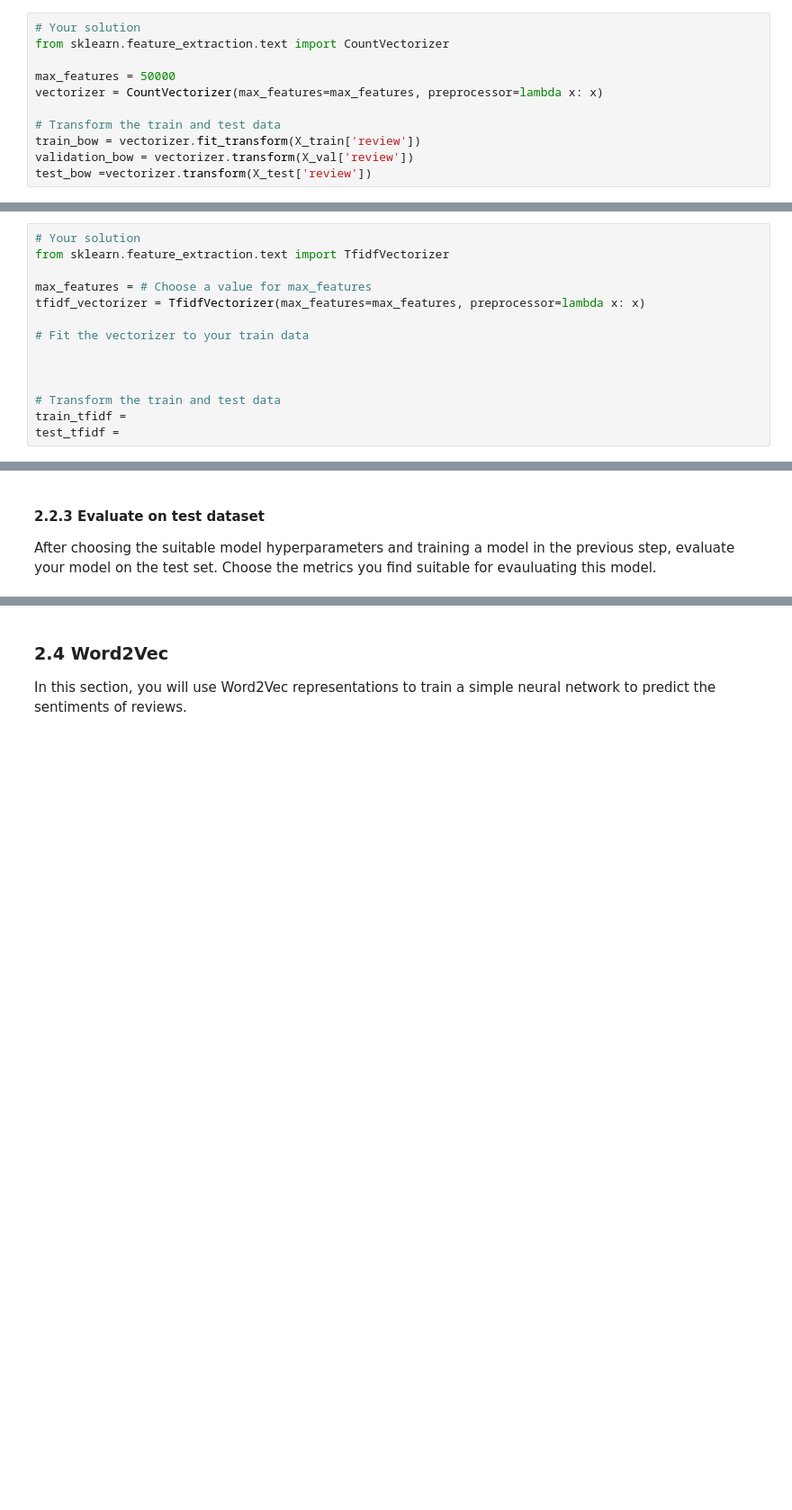
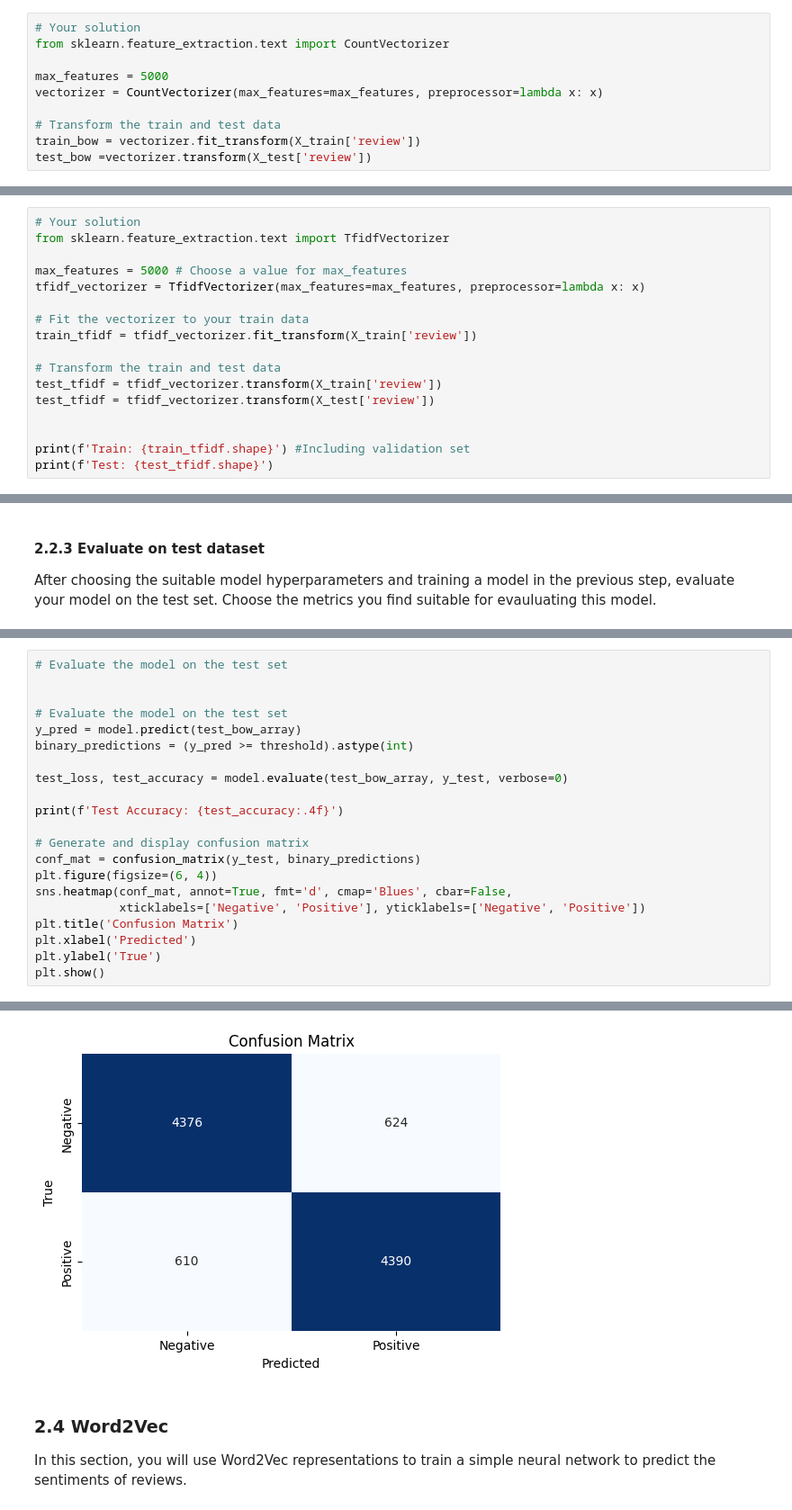
Before and after one commit to nusret35/sentiment-analysis, a Jupyter notebook: CS412_HW2.ipynb, the cells around one changed output, grey strips where cells are left out. Shown at 90% size. Saved outputs shown, nothing was run; the diff lists cells and outputs as text; blank space fills up the shorter version.

```diff
--- a/CS412_HW2.ipynb
+++ b/CS412_HW2.ipynb
@@ -393,12 +395,11 @@ Choose a reasonable value for the `max_features` argument. This argument determi
 # Your solution
 from sklearn.feature_extraction.text import CountVectorizer
 
-max_features = 50000
+max_features = 5000
 vectorizer = CountVectorizer(max_features=max_features, preprocessor=lambda x: x)
 
 # Transform the train and test data
 train_bow = vectorizer.fit_transform(X_train['review'])
-validation_bow = vectorizer.transform(X_val['review'])
 test_bow =vectorizer.transform(X_test['review'])
 # %%
 # The shape of the train data BoW representation should be
@@ -539,13 +538,16 @@ Choose a reasonable value for the `max_features` argument.
 # Your solution
 from sklearn.feature_extraction.text import TfidfVectorizer
 
-max_features = # Choose a value for max_features
+max_features = 5000 # Choose a value for max_features
 tfidf_vectorizer = TfidfVectorizer(max_features=max_features, preprocessor=lambda x: x)
 
 # Fit the vectorizer to your train data
+train_tfidf = tfidf_vectorizer.fit_transform(X_train['review'])
+
+# Transform the train and test data
+test_tfidf = tfidf_vectorizer.transform(X_train['review'])
+test_tfidf = tfidf_vectorizer.transform(X_test['review'])
 
 
-
-# Transform the train and test data
-train_tfidf =
-test_tfidf =
+print(f'Train: {train_tfidf.shape}') #Including validation set
+print(f'Test: {test_tfidf.shape}')
@@ -579,0 +613,22 @@ After choosing the suitable model hyperparameters and training a model in the pr
+# %%
+# Evaluate the model on the test set
+
+
+# Evaluate the model on the test set
+y_pred = model.predict(test_bow_array)
+binary_predictions = (y_pred >= threshold).astype(int)
+
+test_loss, test_accuracy = model.evaluate(test_bow_array, y_test, verbose=0)
+
+print(f'Test Accuracy: {test_accuracy:.4f}')
+
+# Generate and display confusion matrix
+conf_mat = confusion_matrix(y_test, binary_predictions)
+plt.figure(figsize=(6, 4))
+sns.heatmap(conf_mat, annot=True, fmt='d', cmap='Blues', cbar=False,
+            xticklabels=['Negative', 'Positive'], yticklabels=['Negative', 'Positive'])
+plt.title('Confusion Matrix')
+plt.xlabel('Predicted')
+plt.ylabel('True')
+plt.show()
+# %% [output]
@@ -580,3 +637,4 @@ After choosing the suitable model hyperparameters and training a model in the pr
+[figure, added]
 # %% [markdown]
 ### 2.4 **Word2Vec**
 In this section, you will use Word2Vec representations to train a simple neural network to predict the sentiments of reviews.
```
Also changed, not shown: parts of 29 cells of this notebook.
